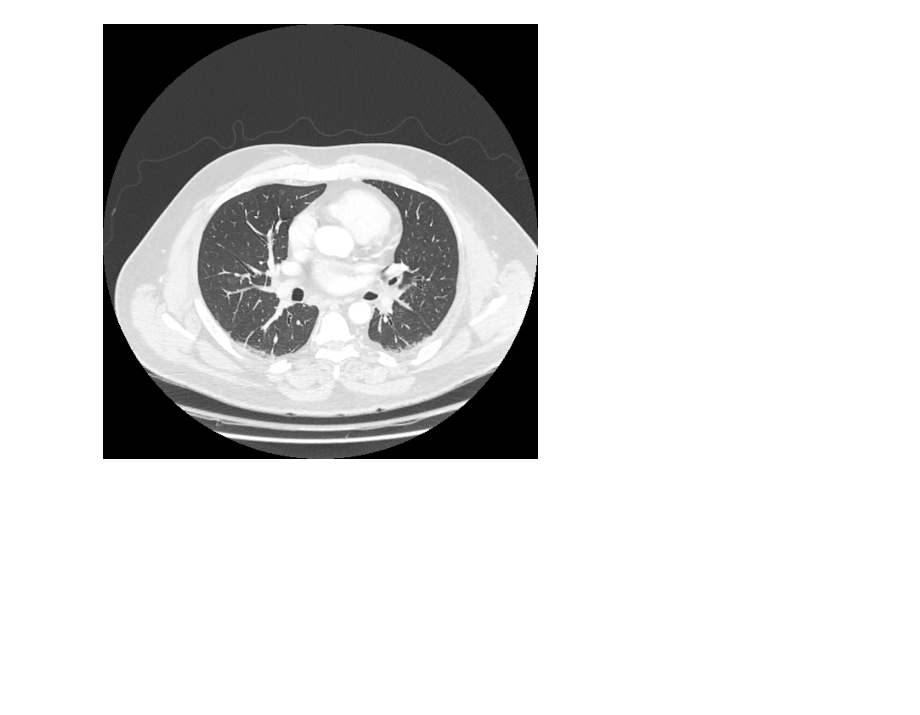
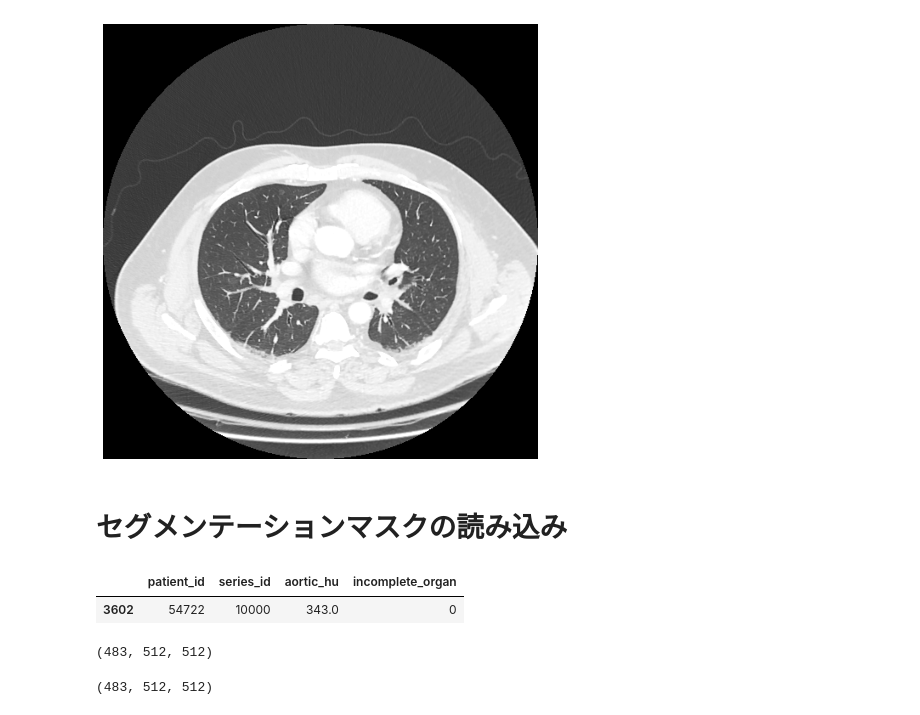
Before and after one commit to tachyon777/rsna-2023, a Jupyter notebook: notebooks/exp001.ipynb, the cells around one changed output. Cells and saved outputs as stored; diff of their text form; code cells hidden in the pictures; blank space fills up the shorter version.

```diff
--- a/notebooks/exp001.ipynb
+++ b/notebooks/exp001.ipynb
@@ -24,7 +26,7 @@ from src.visualization import view_image
 # %%
 df_train = pd.read_csv('data/rsna-2023-abdominal-trauma-detection/train.csv')
 df_train_image_level = pd.read_csv('data/rsna-2023-abdominal-trauma-detection/image_level_labels.csv')
-df_train_serirs_meta = pd.read_csv('data/rsna-2023-abdominal-trauma-detection/train_series_meta.csv')
+df_train_series_meta = pd.read_csv('data/rsna-2023-abdominal-trauma-detection/train_series_meta.csv')
 # df_train_dicom_tags = pd.read_csv('data/rsna-2023-abdominal-trauma-detection/train_dicom_tags.parquet', engine='pyarrow')
 # %%
 df_train.head()
@@ -100,3 +106,10 @@ img_lung_windowing = windowing(img, wl=-600, ww=1500, mode="uint8")
 view_image(img_lung_windowing, windowing_process=False)
 # %% [output]
 [figure]
+# %% [markdown]
+# セグメンテーションマスクの読み込み
+# %%
+df_train_serirs_meta[df_train_serirs_meta["series_id"] == 10000]
+# %% [output]
+|  | patient_id | series_id | aortic_hu | incomplete_organ |
+| 3602 | 54722 | 10000 | 343.0 | 0 |
@@ -102,0 +139,8 @@ view_image(img_lung_windowing, windowing_process=False)
+# %%
+seg_arr.shape
+# %% [output]
+(483, 512, 512)
+# %%
+image_arr.shape
+# %% [output]
+(483, 512, 512)
```
Also changed, not shown: parts of 9 cells of this notebook, 3 other files.
